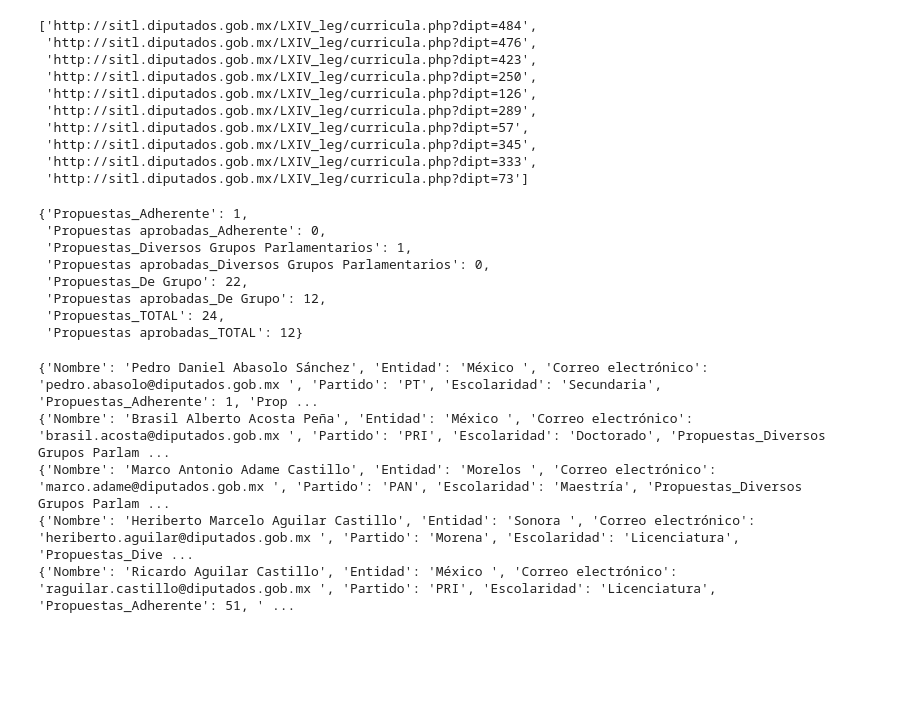
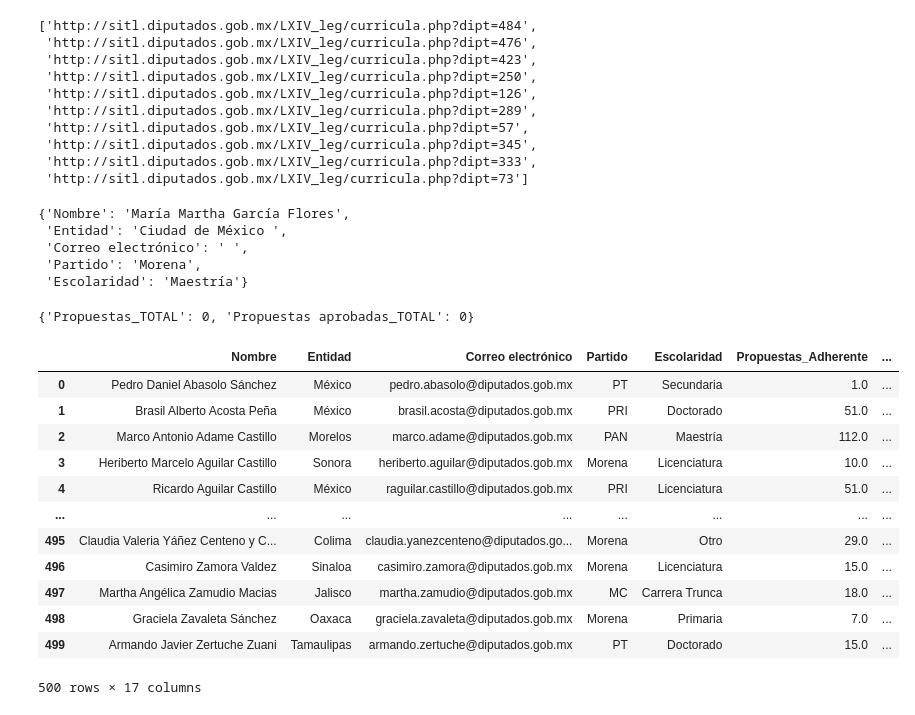
Before and after one commit to Sebas1245/DataScienceIntro, a Jupyter notebook: Lab04/04_Diputados.ipynb, the cells around one changed output. Cells and saved outputs as stored; diff of their text form; code cells hidden in the pictures; blank space fills up the shorter version.

Commit message:
Finishes up with scraping code, stored resulting dataframe as csv

```diff
--- a/Lab04/04_Diputados.ipynb
+++ b/Lab04/04_Diputados.ipynb
@@ -113,10 +113,11 @@ def find_keys_for_initiatives(soup):
 # %%
 def get_personal_data(soup):
     strong_tags = soup.find_all('strong')
+    tds = soup.find('td', attrs={'class': 'textoNegro'})
     name = strong_tags[0].contents[0][5:]
     entity = strong_tags[2].contents[0]
     email = strong_tags[5].contents[0]
-    studies = soup.find('td', attrs={'class': 'textoNegro'}).contents[0]
+    studies = tds.contents[0] if len(tds) > 0 else 'Sin estudios registrados'
     party = determine_party_from_img_src(soup.find_all('img')[2].get('src'))
     return {
         'Nombre': name,
@@ -127,9 +128,17 @@ def get_personal_data(soup):
     }
 
 def get_initiatives_data(soup):
+    initiative_dict = dict()
+    keys_for_proposed_initiatives, keys_for_approved_initiatives = find_keys_for_initiatives(soup)
     tds = soup.find_all('table', attrs={'width': 775})[1].find_all('td')[3:-1]
-    keys_for_proposed_initiatives, keys_for_approved_initiatives = find_keys_for_initiatives(soup)
     tds = [td.contents[0] for td in tds][7:]
+    # return an empty dict if there are no initiatives
+    if len(tds) == 0:
+        for key in keys_for_proposed_initiatives:
+            initiative_dict[key] = 0
+        for key in keys_for_approved_initiatives:
+            initiative_dict[key] = 0
+        return initiative_dict
     tds_values = []
     for td in tds:
         if isinstance(td, bs4.Tag):
@@ -138,7 +147,6 @@ def get_initiatives_data(soup):
             tds_values.append(td)
     initiative_array = np.array(tds_values)
     initiative_table = np.reshape(initiative_array, (len(keys_for_approved_initiatives),7))
-    initiative_dict = dict()
     for i, row in enumerate(initiative_table):
         initiative_dict[keys_for_proposed_initiatives[i]] = int(row[1])
         initiative_dict[keys_for_approved_initiatives[i]] = int(row[2])
@@ -151,25 +159,46 @@ def read_one_soup(soup):
     total_data_dict = {**personal_data_dict, **initiatives_dict}
     return total_data_dict
 # %%
-test_soup = create_soup(links[0])
+test_soup = create_soup(links[161])
 get_personal_data(test_soup)
-get_initiatives_data(test_soup)
 # %% [output]
-{'Propuestas_Adherente': 1,
- 'Propuestas aprobadas_Adherente': 0,
- 'Propuestas_Diversos Grupos Parlamentarios': 1,
- 'Propuestas aprobadas_Diversos Grupos Parlamentarios': 0,
- 'Propuestas_De Grupo': 22,
- 'Propuestas aprobadas_De Grupo': 12,
- 'Propuestas_TOTAL': 24,
- 'Propuestas aprobadas_TOTAL': 12}
+{'Nombre': 'María Martha García Flores',
+ 'Entidad': 'Ciudad de México ',
+ 'Correo electrónico': ' ',
+ 'Partido': 'Morena',
+ 'Escolaridad': 'Maestría'}
-# %%
-for i in range(0,5):
-    soup = create_soup(links[i])
-    print(read_one_soup(soup))
-# %% [output]
-{'Nombre': 'Pedro Daniel Abasolo Sánchez', 'Entidad': 'México ', 'Correo electrónico': 'pedro.abasolo@diputados.gob.mx ', 'Partido': 'PT', 'Escolaridad': 'Secundaria', 'Propuestas_Adherente': 1, 'Prop ...
-{'Nombre': 'Brasil Alberto Acosta Peña', 'Entidad': 'México ', 'Correo electrónico': 'brasil.acosta@diputados.gob.mx ', 'Partido': 'PRI', 'Escolaridad': 'Doctorado', 'Propuestas_Diversos Grupos Parlam ...
-{'Nombre': 'Marco Antonio Adame Castillo', 'Entidad': 'Morelos ', 'Correo electrónico': 'marco.adame@diputados.gob.mx ', 'Partido': 'PAN', 'Escolaridad': 'Maestría', 'Propuestas_Diversos Grupos Parlam ...
-{'Nombre': 'Heriberto Marcelo Aguilar Castillo', 'Entidad': 'Sonora ', 'Correo electrónico': 'heriberto.aguilar@diputados.gob.mx ', 'Partido': 'Morena', 'Escolaridad': 'Licenciatura', 'Propuestas_Dive ...
-{'Nombre': 'Ricardo Aguilar Castillo', 'Entidad': 'México ', 'Correo electrónico': 'raguilar.castillo@diputados.gob.mx ', 'Partido': 'PRI', 'Escolaridad': 'Licenciatura', 'Propuestas_Adherente': 51, ' ...
+# %%
+get_initiatives_data(test_soup)
+# %% [output]
+{'Propuestas_TOTAL': 0, 'Propuestas aprobadas_TOTAL': 0}
+# %%
+congresspeople_data = []
+
+
+for link in links:
+    try:
+        soup = create_soup(link)
+        congressperson = read_one_soup(soup)
+        congresspeople_data.append(congressperson)
+    except Exception as e:
+        print(f'Exception ocurred with link {link}')
+        print(str(e))
+# %%
+
+congress_df = pd.DataFrame(congresspeople_data)
+
+congress_df
+# %% [output]
+|  | Nombre | Entidad | Correo electrónico | Partido | Escolaridad | Propuestas_Adherente | ... |
+| 0 | Pedro Daniel Abasolo Sánchez | México | pedro.abasolo@diputados.gob.mx | PT | Secundaria | 1.0 | ... |
+| 1 | Brasil Alberto Acosta Peña | México | brasil.acosta@diputados.gob.mx | PRI | Doctorado | 51.0 | ... |
+| 2 | Marco Antonio Adame Castillo | Morelos | marco.adame@diputados.gob.mx | PAN | Maestría | 112.0 | ... |
+| 3 | Heriberto Marcelo Aguilar Castillo | Sonora | heriberto.aguilar@diputados.gob.mx | Morena | Licenciatura | 10.0 | ... |
+| 4 | Ricardo Aguilar Castillo | México | raguilar.castillo@diputados.gob.mx | PRI | Licenciatura | 51.0 | ... |
+| ... | ... | ... | ... | ... | ... | ... | ... |
+| 495 | Claudia Valeria Yáñez Centeno y C... | Colima | claudia.yanezcenteno@diputados.go... | Morena | Otro | 29.0 | ... |
+| 496 | Casimiro Zamora Valdez | Sinaloa | casimiro.zamora@diputados.gob.mx | Morena | Licenciatura | 15.0 | ... |
+| 497 | Martha Angélica Zamudio Macias | Jalisco | martha.zamudio@diputados.gob.mx | MC | Carrera Trunca | 18.0 | ... |
+| 498 | Graciela Zavaleta Sánchez | Oaxaca | graciela.zavaleta@diputados.gob.mx | Morena | Primaria | 7.0 | ... |
+| 499 | Armando Javier Zertuche Zuani | Tamaulipas | armando.zertuche@diputados.gob.mx | PT | Doctorado | 15.0 | ... |
+500 rows × 17 columns
```
Also changed, not shown: parts of 1 cell of this notebook, 1 other file.
